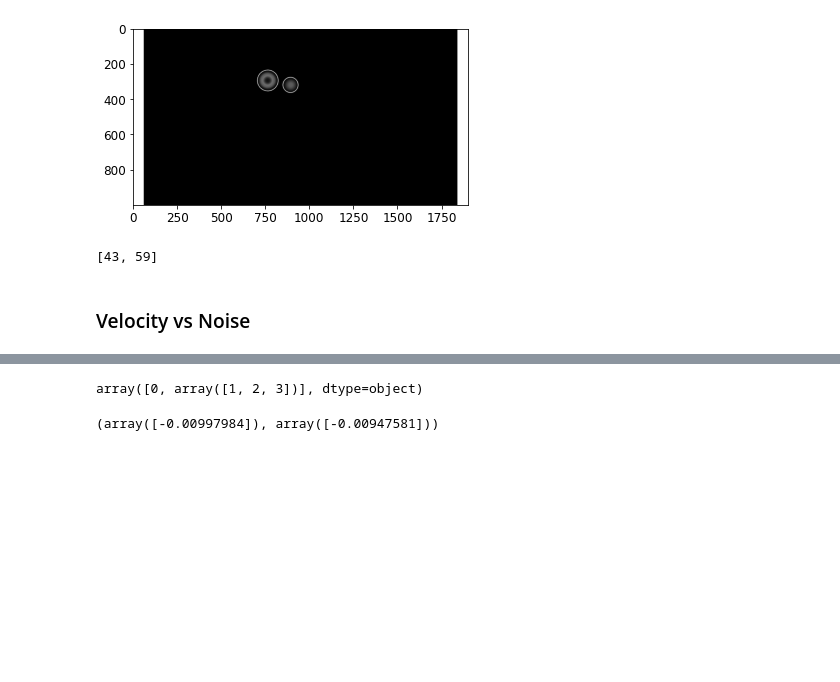
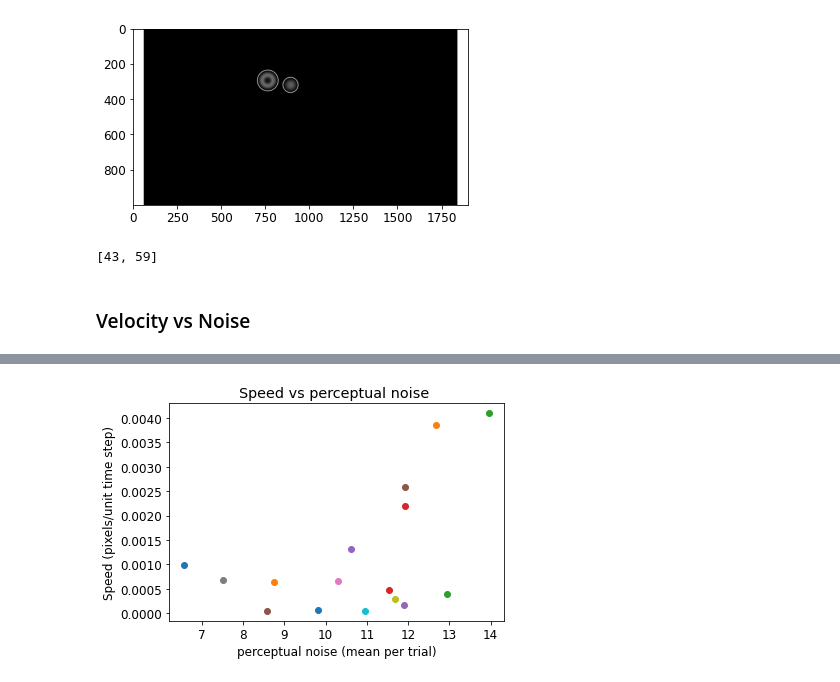
Before and after one commit to adithr/Eye-Tracking-Neural-Sys, a Jupyter notebook: Test Notebook.ipynb, the cells around one changed output, grey strips where cells are left out. Cells and saved outputs as stored; diff of their text form; code cells hidden in the pictures; blank space fills up the shorter version.

Commit message:
Added function to plot speed vs noise

```diff
--- a/Test Notebook.ipynb
+++ b/Test Notebook.ipynb
@@ -94,7 +79,0 @@ array([[2.586052e+06, 2.586540e+06, 4.890000e+02, 7.657000e+02,
-# %%
-s = np.array([1,2,3])
-s = np.array([0,s[:]]).reshape(-1)
-
-s
-# %% [output]
-array([0, array([1, 2, 3])], dtype=object)
@@ -171,6 +79,0 @@ def velocity_gaze(data,trial_nr):
-# %%
-x,_ = dist_gaze(data,4)
-x[np.arange(0,2,1)]
-velocity_gaze(data,4)
-# %% [output]
-(array([-0.00997984]), array([-0.00947581]))
@@ -176,0 +94,46 @@ velocity_gaze(data,4)
+# %%
+#load velocity values
+velocity_game_list =[]
+phase = 'stimulus'
+trials = np.arange(0,16,1)
+games  = np.arange(1,17,1)
+trial_success = []
+for game_nr in games:
+    velocity_trial_list = []
+    data = read_data(partic_id, game_nr,phase)
+    for trial_nr in trials:
+        velocity_x,velocity_y = velocity_gaze(data,trial_nr)
+        # mean velocity
+        if velocity_x.size!=0:
+            velocity_mean_x = np.mean(velocity_x)
+            velocity_mean_y = np.mean(velocity_y)
+
+        #append to trial list
+        velocity_trial_list.append([velocity_mean_x,velocity_mean_y])
+    velocity_game_list.append(velocity_trial_list)
+velocity_game_list = np.array(velocity_game_list)
+# %%
+## Plots
+
+#speed vs noise (speed = v_x**2 + v_y**2)
+for i,game_nr in enumerate(games):
+
+    #calculate speed
+    vel_x_game_mean, vel_y_game_mean = (velocity_game_list[i].mean(0))[0],\
+                                        (velocity_game_list[i].mean(0))[1]
+    speed = vel_x_game_mean**2 + vel_y_game_mean**2
+
+    # calculate average noise
+    perc_noise_mean = np.array(perc_noise_game_list[i]).mean()
+    if speed.size!=0:
+        plt.scatter(perc_noise_mean,speed)
+
+
+#labels and titles
+plt.xlabel('perceptual noise (mean per trial)')
+plt.ylabel('Speed (pixels/unit time step)')
+plt.title('Speed vs perceptual noise ')
+fig_title = 'speed_vs_perc_noise_participant_' + str(partic_id)
+plt.savefig(fig_title)
+# %% [output]
+[figure, added]
```
Also changed, not shown: parts of 6 cells of this notebook, 3 other files.
